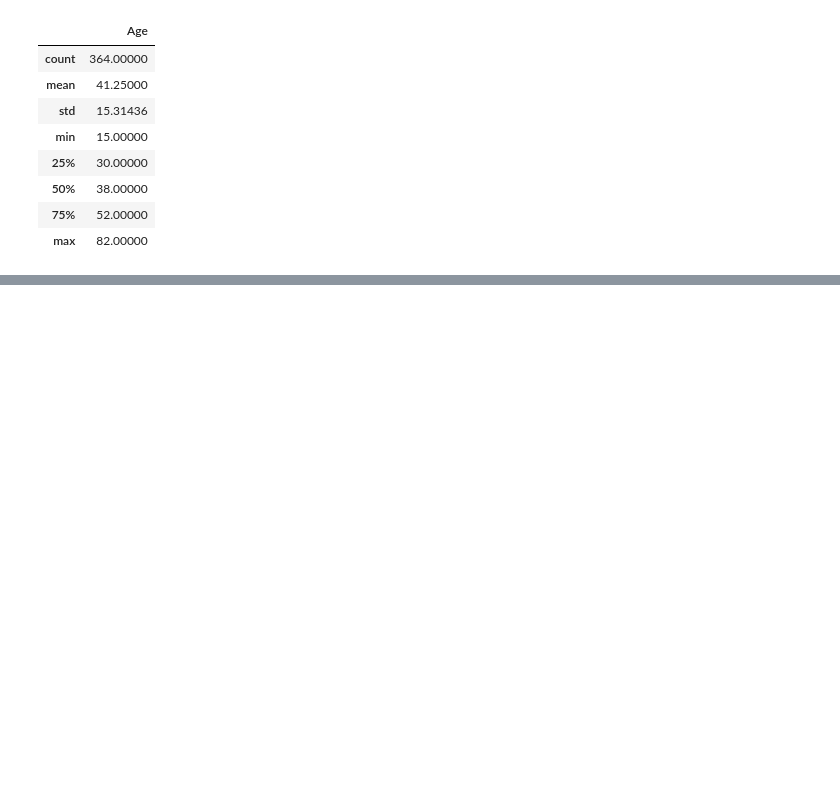
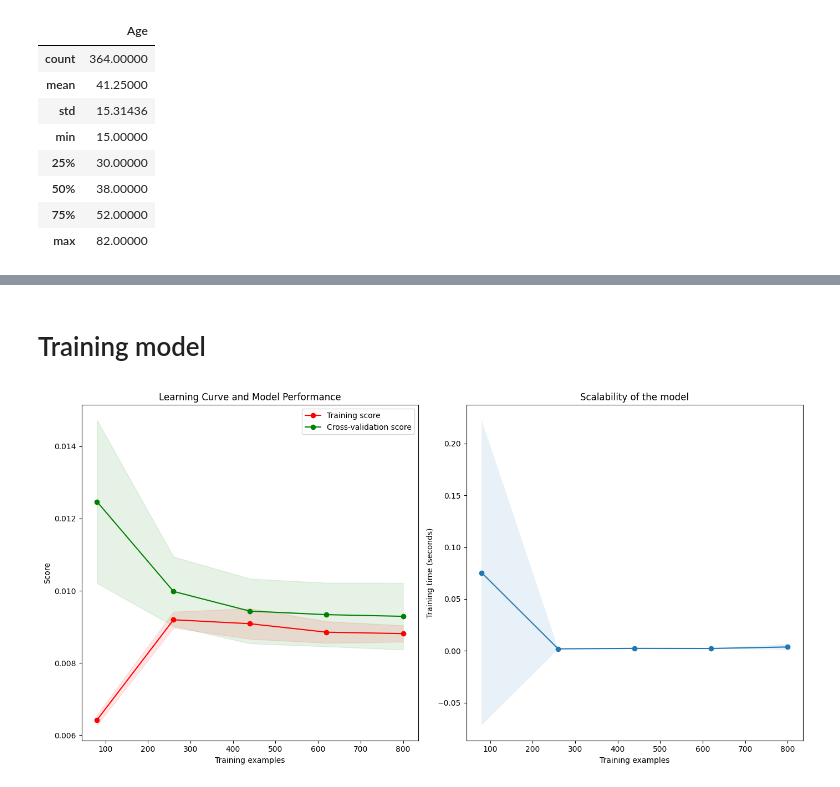
Before and after one commit to Laureoby/thyroid_notebook, a Jupyter notebook: Tyroid_notebook.ipynb, the cells around one changed output, grey strips where cells are left out. Saved outputs shown, nothing was run; the diff lists cells and outputs as text; code cells hidden in the pictures; blank space fills up the shorter version.

```diff
--- a/Tyroid_notebook.ipynb
+++ b/Tyroid_notebook.ipynb
@@ -158,0 +346,55 @@ data.describe()
+# %% [markdown]
+# Training model
+# %%
+from sklearn.model_selection import learning_curve
+from sklearn.linear_model import LinearRegression
+from sklearn.datasets import make_regression
+
+# Générer des données de régression synthétiques comme exemple
+X, y = make_regression(n_samples=1000, n_features=20, noise=0.1)
+
+# Créer une instance du modèle
+model = LinearRegression()
+
+# Configuration de la learning curve
+train_sizes, train_scores, test_scores, fit_times, _ = learning_curve(
+    model, X, y, train_sizes=np.linspace(0.1, 1.0, 5), cv=5,
+    scoring='neg_mean_squared_error', return_times=True)
+
+# Calcul des moyennes et des écarts types des scores
+train_scores_mean = -np.mean(train_scores, axis=1)
+train_scores_std = np.std(train_scores, axis=1)
+test_scores_mean = -np.mean(test_scores, axis=1)
+test_scores_std = np.std(test_scores, axis=1)
+
+# Calcul des moyennes et des écarts types des temps de fit
+fit_times_mean = np.mean(fit_times, axis=1)
+fit_times_std = np.std(fit_times, axis=1)
+
+# Fonction pour tracer les résultats
+def plot_training(train_sizes, train_scores_mean, train_scores_std, test_scores_mean, test_scores_std, fit_times_mean, fit_times_std, title):
+    plt.figure(figsize=(14, 7))
+    plt.subplot(121)
+    plt.fill_between(train_sizes, train_scores_mean - train_scores_std, train_scores_mean + train_scores_std, alpha=0.1, color="r")
+    plt.fill_between(train_sizes, test_scores_mean - test_scores_std, test_scores_mean + test_scores_std, alpha=0.1, color="g")
+    plt.plot(train_sizes, train_scores_mean, 'o-', color="r", label="Training score")
+    plt.plot(train_sizes, test_scores_mean, 'o-', color="g", label="Cross-validation score")
+    plt.title(title)
+    plt.xlabel("Training examples")
+    plt.ylabel("Score")
+    plt.legend(loc="best")
+
+    plt.subplot(122)
+    plt.plot(train_sizes, fit_times_mean, 'o-')
+    plt.fill_between(train_sizes, fit_times_mean - fit_times_std, fit_times_mean + fit_times_std, alpha=0.1)
+    plt.title("Scalability of the model")
+    plt.xlabel("Training examples")
+    plt.ylabel("Training time (seconds)")
+
+    plt.tight_layout()
+    plt.show()
+
+# Appeler la fonction d'affichage
+plot_training(train_sizes, train_scores_mean, train_scores_std, test_scores_mean, test_scores_std, fit_times_mean, fit_times_std, 'Learning Curve and Model Performance')
+# %% [output]
+[figure, added]
```
Also changed, not shown: parts of 24 cells of this notebook.
